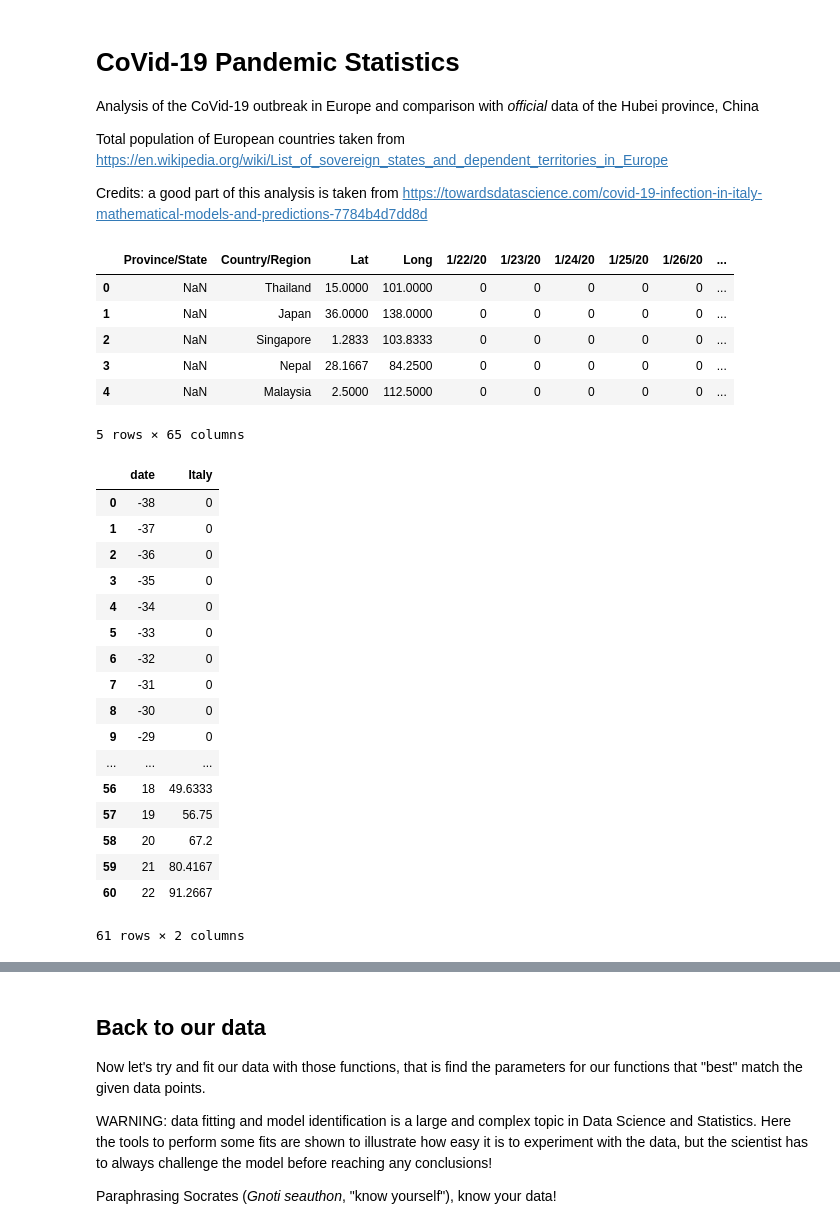
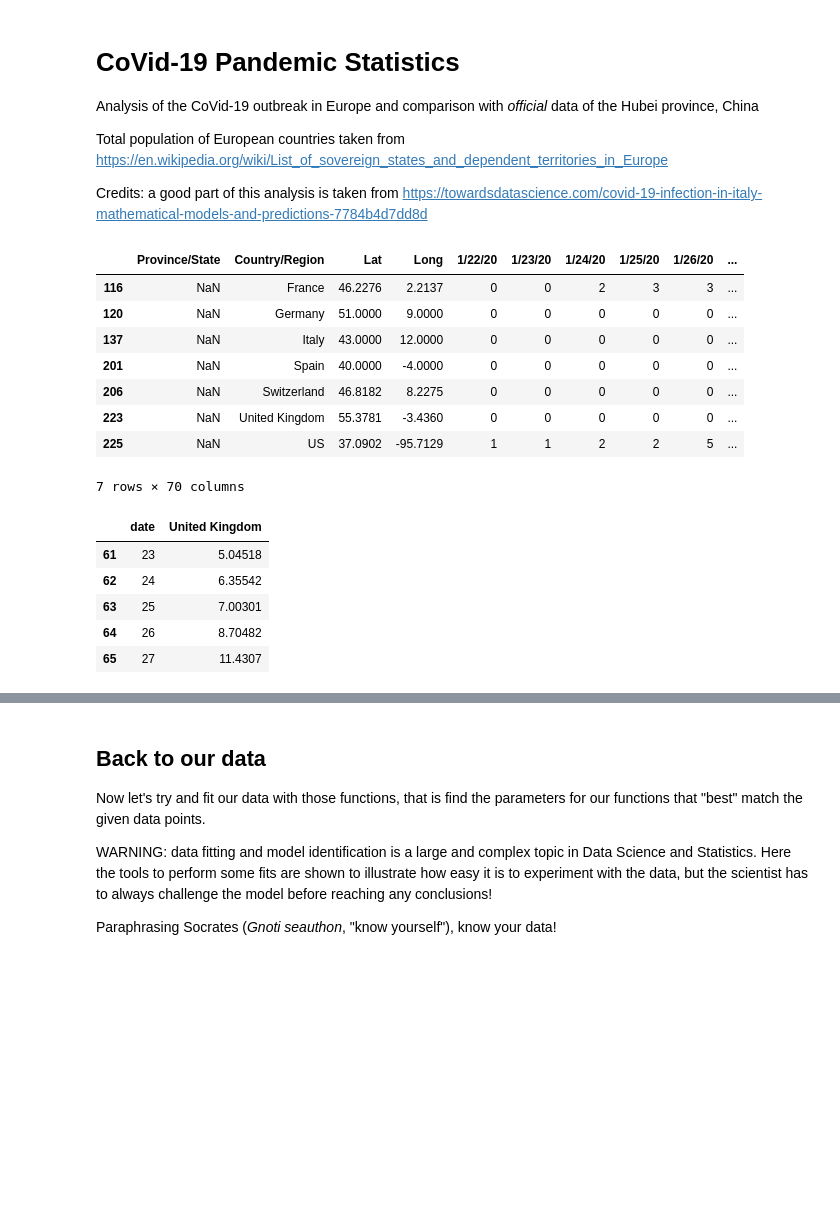
Before and after one commit to glpatcern/inotebooks, a Jupyter notebook: ITP/BigDataCovidSmartLecture/CoVid-19 in Europe.ipynb, the cells around one changed output, grey strips where cells are left out. Drawn from its saved outputs; the diff is of its cells as text; code cells hidden in the pictures; blank space fills up the shorter version.

```diff
--- a/ITP/BigDataCovidSmartLecture/CoVid-19 in Europe.ipynb
+++ b/ITP/BigDataCovidSmartLecture/CoVid-19 in Europe.ipynb
@@ -24,72 +24,63 @@ pop['France'] = 67
 pop['Switzerland'] = 8.5
 pop['Germany'] = 83
 pop['Spain'] = 48
-pop['US'] = 327
+pop['United Kingdom'] = 66.4
+pop['US'] = 50  #327 is the real count, but ~40% of the confirmed people are in New York, with 19.5M people
 pop['Hubei'] = 58.5
 # %%
 # This is a Github repo with the official data from WHO
 url = 'https://raw.githubusercontent.com/CSSEGISandData/COVID-19/master/csse_covid_19_data/csse_covid_19_time_series/'
 
 # these are the main data frames
-#df = pd.read_csv(url + 'time_series_19-covid-Confirmed.csv')
-df = pd.read_csv(url + 'time_series_19-covid-Deaths.csv')
-#df = pd.read_csv(url + 'time_series_19-covid-Recovered.csv')
-df.head()
+df = pd.read_csv(url + 'time_series_covid19_confirmed_global.csv')
+#df = pd.read_csv(url + 'time_series_covid19_deaths_global.csv')
+df[df['Country/Region'].isin(pop) & pd.isnull(df['Province/State'])]
 # %% [output]
 |  | Province/State | Country/Region | Lat | Long | 1/22/20 | 1/23/20 | 1/24/20 | 1/25/20 | 1/26/20 | ... |
-| 0 | NaN | Thailand | 15.0000 | 101.0000 | 0 | 0 | 0 | 0 | 0 | ... |
-| 1 | NaN | Japan | 36.0000 | 138.0000 | 0 | 0 | 0 | 0 | 0 | ... |
-| 2 | NaN | Singapore | 1.2833 | 103.8333 | 0 | 0 | 0 | 0 | 0 | ... |
-| 3 | NaN | Nepal | 28.1667 | 84.2500 | 0 | 0 | 0 | 0 | 0 | ... |
-| 4 | NaN | Malaysia | 2.5000 | 112.5000 | 0 | 0 | 0 | 0 | 0 | ... |
+| 116 | NaN | France | 46.2276 | 2.2137 | 0 | 0 | 2 | 3 | 3 | ... |
+| 120 | NaN | Germany | 51.0000 | 9.0000 | 0 | 0 | 0 | 0 | 0 | ... |
+| 137 | NaN | Italy | 43.0000 | 12.0000 | 0 | 0 | 0 | 0 | 0 | ... |
+| 201 | NaN | Spain | 40.0000 | -4.0000 | 0 | 0 | 0 | 0 | 0 | ... |
+| 206 | NaN | Switzerland | 46.8182 | 8.2275 | 0 | 0 | 0 | 0 | 0 | ... |
+| 223 | NaN | United Kingdom | 55.3781 | -3.4360 | 0 | 0 | 0 | 0 | 0 | ... |
+| 225 | NaN | US | 37.0902 | -95.7129 | 1 | 1 | 2 | 2 | 5 | ... |
-5 rows × 65 columns
+7 rows × 70 columns
 # %%
 ### Some data manipulation
 
 # extract the countries of interest and prepare data
 countrydf = {}
 pop_no_Hubei = (set(pop.keys()) - {'Hubei'})
 for c in pop_no_Hubei:
   # transpose + drop the first 4 fields (Prov, Country, Lat, Long)
   # + rename x axis label -> 'date' and data label -> country name
-  countrydf[c] = df[df['Country/Region'] == c] \
+  countrydf[c] = df[(df['Country/Region'] == c) & pd.isnull(df['Province/State'])] \
                  .transpose()[4:] \
                  .reset_index() \
                  .rename(columns={'index': 'date', \
-                                  df[df['Country/Region'] == c].index[0]: c})
-# The Hubei case is special...
+                                  df[(df['Country/Region'] == c) & pd.isnull(df['Province/State'])].index[0]: c})
+
+# The provinces are different...
 c = 'Hubei'
 countrydf[c] = df[df['Province/State'] == c] \
                .transpose()[4:] \
                .reset_index() \
                .rename(columns={'index': 'date', \
                                 df[df['Province/State'] == c].index[0]: c})
 
 for c in pop:
   # convert date to days since Feb 29th
   countrydf[c]['date'] = countrydf[c]['date'].map(lambda d : \
         (datetime.strptime(d, '%m/%d/%y') - datetime.strptime('2020-02-29','%Y-%m-%d')).days)
   # convert #cases to cases per 1M inhabitants
   countrydf[c][c] /= pop[c]
 
-countrydf['Italy']
+countrydf['United Kingdom'].tail()
 # %% [output]
-|  | date | Italy |
-| 0 | -38 | 0 |
-| 1 | -37 | 0 |
-| 2 | -36 | 0 |
-| 3 | -35 | 0 |
-| 4 | -34 | 0 |
-| 5 | -33 | 0 |
-| 6 | -32 | 0 |
-| 7 | -31 | 0 |
-| 8 | -30 | 0 |
-| 9 | -29 | 0 |
-| ... | ... | ... |
-| 56 | 18 | 49.6333 |
-| 57 | 19 | 56.75 |
-| 58 | 20 | 67.2 |
-| 59 | 21 | 80.4167 |
-| 60 | 22 | 91.2667 |
+|  | date | United Kingdom |
+| 61 | 23 | 5.04518 |
+| 62 | 24 | 6.35542 |
+| 63 | 25 | 7.00301 |
+| 64 | 26 | 8.70482 |
+| 65 | 27 | 11.4307 |
-61 rows × 2 columns
 # %%
```
Also changed, not shown: parts of 12 cells of this notebook.
